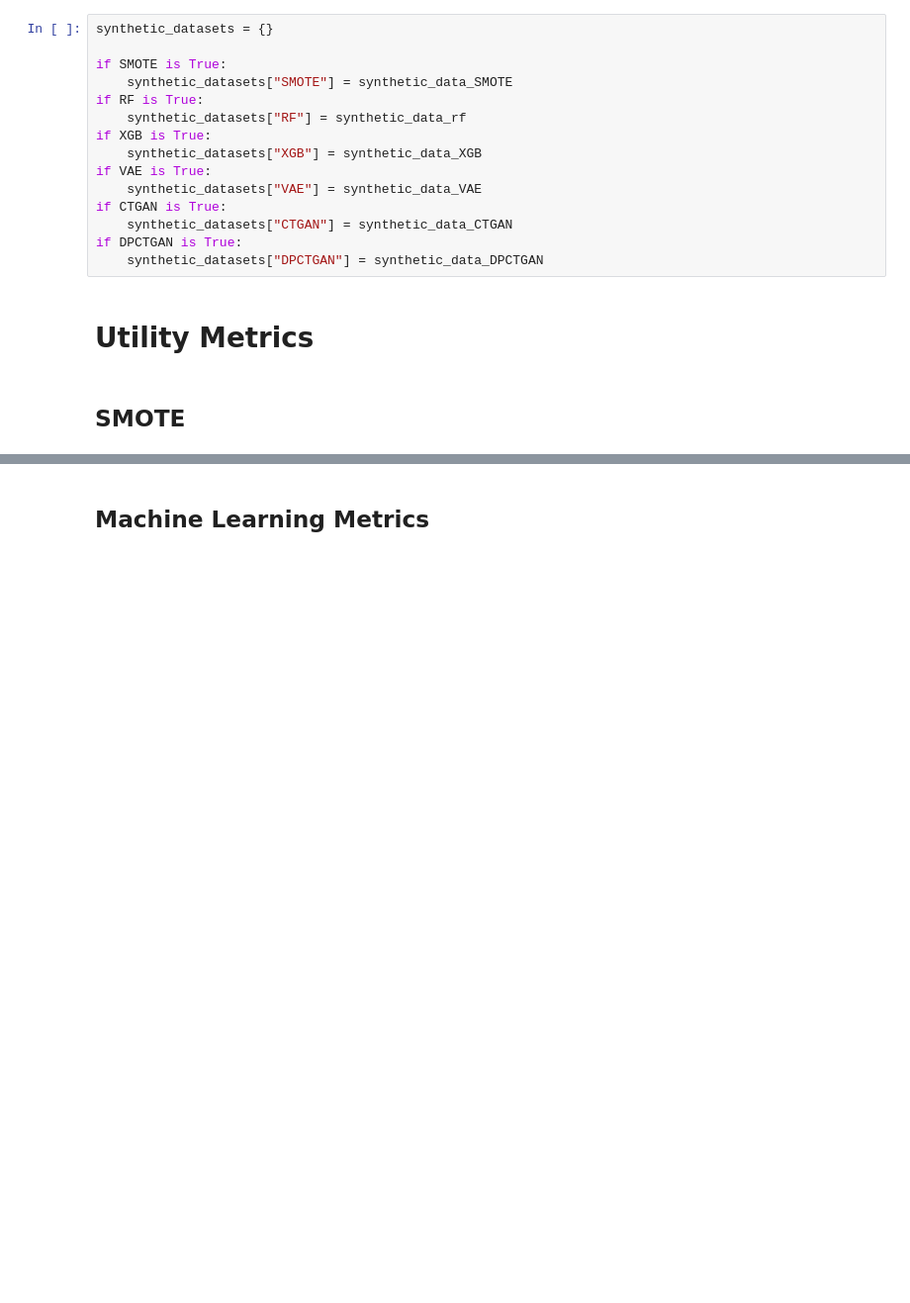
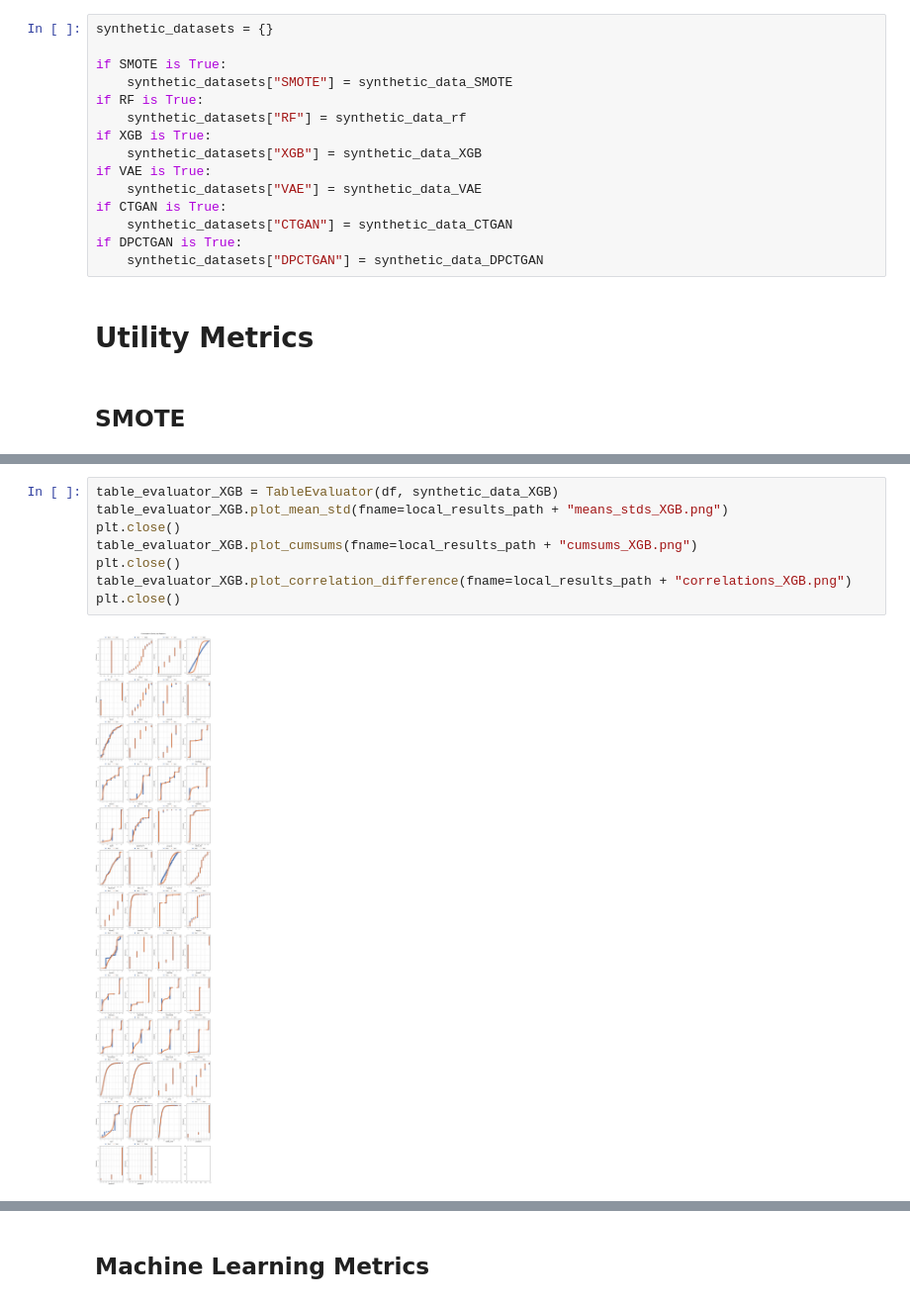
Before and after one commit to istat-methodology/AIML4OS_WP13_ISTAT_UC1, a Jupyter notebook: notebooks/aiml_wp13_uc1_synthetic_data_generator_utility_and_privacy_metrics_assestment.ipynb, the cells around one changed output, grey strips where cells are left out. Shown at 99% size. Saved outputs shown, nothing was run; the diff lists cells and outputs as text; blank space fills up the shorter version.

```diff
--- a/notebooks/aiml_wp13_uc1_synthetic_data_generator_utility_and_privacy_metrics_assestment.ipynb
+++ b/notebooks/aiml_wp13_uc1_synthetic_data_generator_utility_and_privacy_metrics_assestment.ipynb
@@ -763,0 +776,10 @@ plt.close()
+# %%
+table_evaluator_XGB = TableEvaluator(df, synthetic_data_XGB)
+table_evaluator_XGB.plot_mean_std(fname=local_results_path + "means_stds_XGB.png")
+plt.close()
+table_evaluator_XGB.plot_cumsums(fname=local_results_path + "cumsums_XGB.png")
+plt.close()
+table_evaluator_XGB.plot_correlation_difference(fname=local_results_path + "correlations_XGB.png")
+plt.close()
+# %% [output]
+[figure, added]
```
Also changed, not shown: parts of 26 cells of this notebook, 15 other files.
